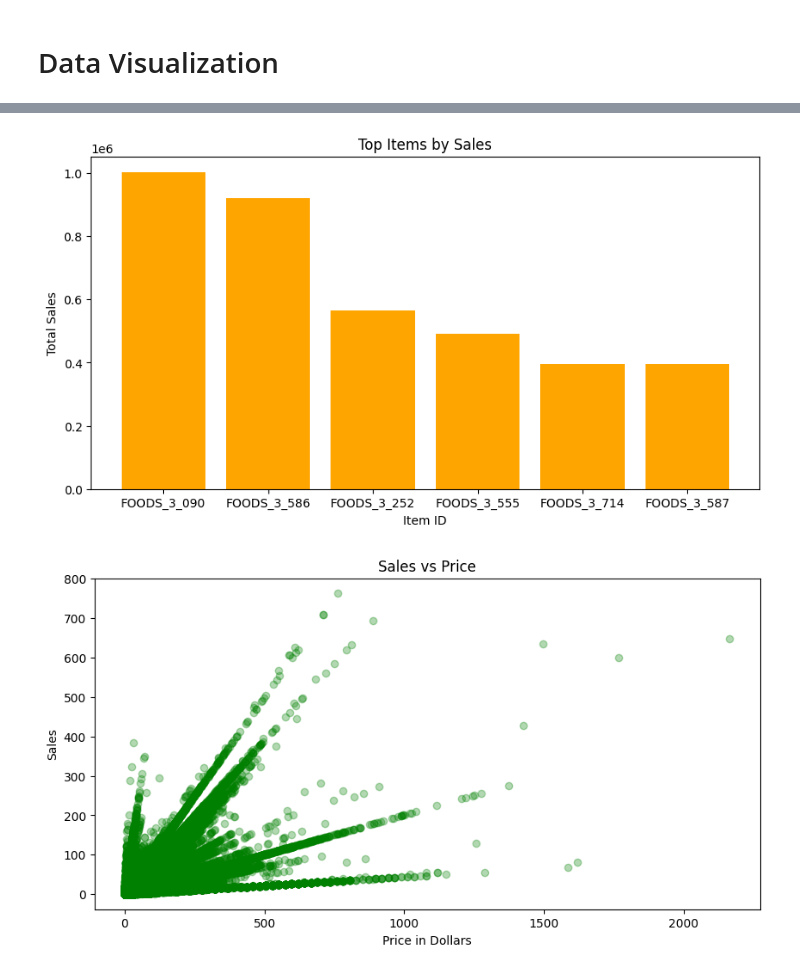
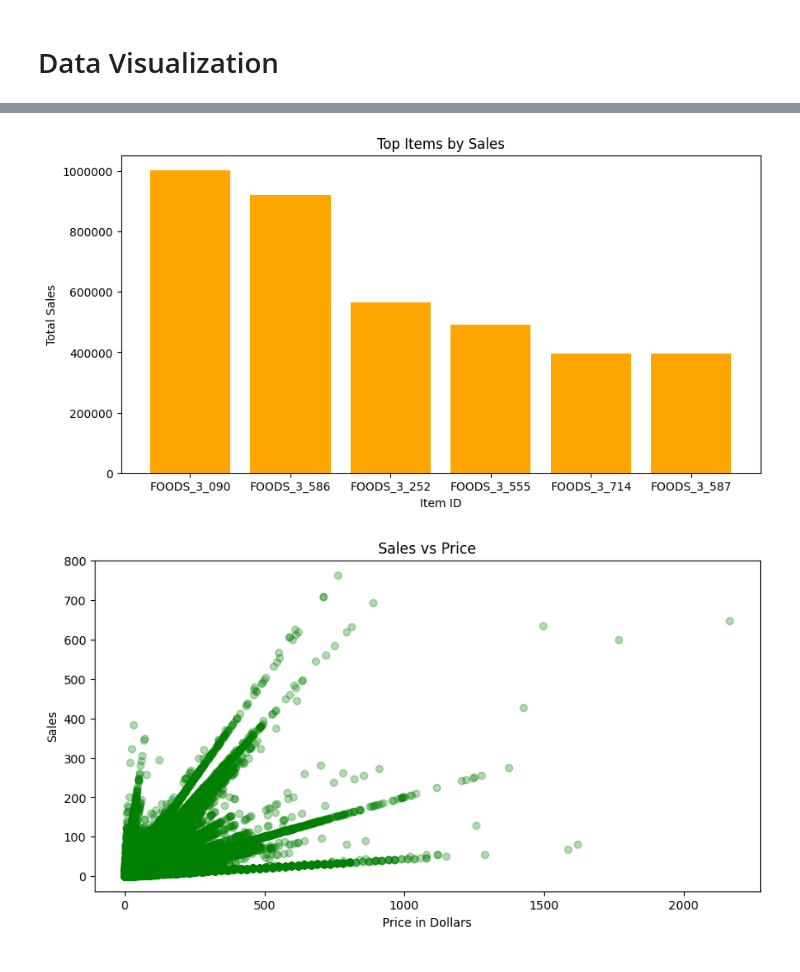
Before and after one commit to davidrimon2004/DEPI_project, a Jupyter notebook: data_cleaning.ipynb, the cells around one changed output, grey strips where cells are left out. Drawn from its saved outputs; the diff is of its cells as text; code cells hidden in the pictures.

```diff
--- a/data_cleaning.ipynb
+++ b/data_cleaning.ipynb
@@ -376,14 +392,17 @@ plt.show()
 # %%
 # Top items by sales
 item_sales = data.groupby('item_id')['sales'].sum().sort_values(ascending=False).head(6)
 plt.figure(figsize=(10,5))
 plt.bar(item_sales.index, item_sales.values, color='orange')
 plt.title('Top Items by Sales')
 plt.xlabel('Item ID')
 plt.ylabel('Total Sales')
+ax = plt.gca()
+ax.yaxis.set_major_formatter(ScalarFormatter(useOffset=False))
+ax.ticklabel_format(style='plain', axis='y')
 plt.show()
 # %% [output]
-[figure, old version]
+[figure, new version]
 # %%
 # Does price affect sales
 plt.figure(figsize=(10,5))
```
Also changed, not shown: parts of 5 cells of this notebook.
